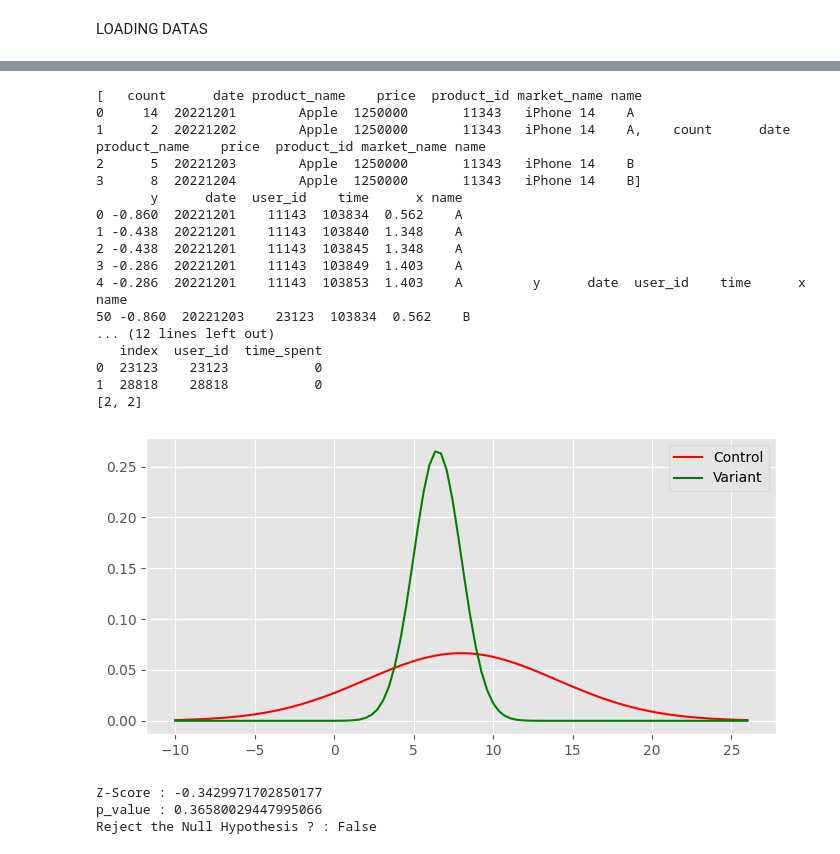
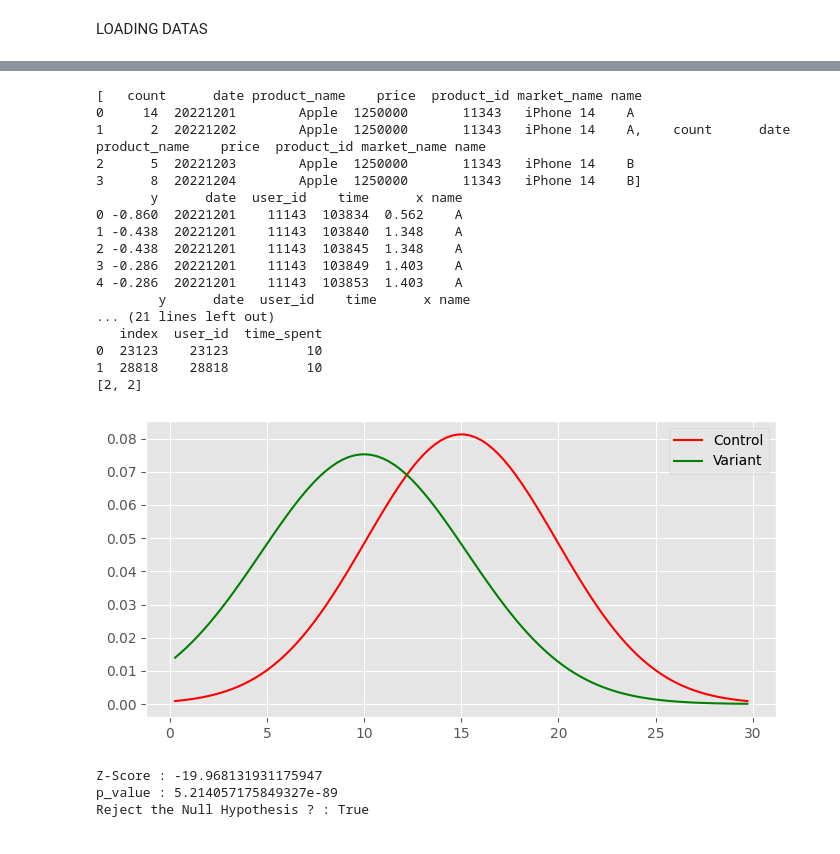
Before and after one commit to oss0430/indoor_foot_traffic_management_for_advertisement, a Jupyter notebook: src/Visualizer.ipynb, the cells around one changed output, grey strips where cells are left out. Cells and saved outputs as stored; diff of their text form; code cells hidden in the pictures.

Commit message:
Testing with Fake Distribution

```diff
--- a/src/Visualizer.ipynb
+++ b/src/Visualizer.ipynb
@@ -17,11 +17,13 @@ control_end   = datetime.datetime(year=2022, month=12, day=3)
 variant_start = datetime.datetime(year=2022, month=12, day=3)
 variant_end   = datetime.datetime(year=2022, month=12, day=5)
 
-control_subject = TestSubject(name="A", tested_from=control_start, tested_till=control_end, item_name="Apple", item_x = 4.2, item_y= -1.3)
-variant_subject = TestSubject(name="B", tested_from=variant_start, tested_till=variant_end, item_name="Apple", item_x = 4.2, item_y= -1.3)
+control_subject = TestSubject(name="A", tested_from=control_start, tested_till=control_end, item_name="Apple", item_x = 1.4, item_y= 0.2)
+variant_subject = TestSubject(name="B", tested_from=variant_start, tested_till=variant_end, item_name="Apple", item_x = 1.4, item_y= 0.2)
 
 print(control_subject.to_string())
 print(variant_subject.to_string())
+
+do_use_fake_distribution = True
 # %% [output]
 A:
 Test Period : 2022/12/01 00:00:00 ~ 2022/12/03 00:00:00
@@ -72,12 +74,12 @@ my_analyzer = Analyzer([control_subject, variant_subject], df_point_of_sale, df_
 1 -0.438  20221201    11143  103840  1.348    A
 2 -0.438  20221201    11143  103845  1.348    A
 3 -0.286  20221201    11143  103849  1.403    A
-4 -0.286  20221201    11143  103853  1.403    A         y      date  user_id    time      x name
-50 -0.860  20221203    23123  103834  0.562    B
-... (12 lines left out)
+4 -0.286  20221201    11143  103853  1.403    A
+        y      date  user_id    time      x name
+... (21 lines left out)
    index  user_id  time_spent
-0  23123    23123           0
-1  28818    28818           0
+0  23123    23123          10
+1  28818    28818          10
 [2, 2]
 # %%
 def show_distribution(
@@ -112,14 +114,40 @@ def show_distribution(
     return
 # %%
 sale_distribution, z_score, p_value = my_analyzer.sale_analysis()
+
+if do_use_fake_distribution:
+    sale_distribution = [
+        {
+            "n" : 711,
+            "mean" : 15,
+            "var"  : 24.0931
+        },
+        {
+            "n" : 975,
+            "mean" : 10,
+            "var"  : 28.0931
+        }
+    ]
+
+    z_score = my_analyzer._z_score_two_distribution(
+        n_control= sale_distribution[0]['n'],
+        n_variant= sale_distribution[1]['n'],
+        mean_control= sale_distribution[0]['mean'],
+        mean_variant= sale_distribution[1]['mean'],
+        var_control = sale_distribution[0]['var'],
+        var_variant = sale_distribution[1]['var']
+    )
+
+    p_value = my_analyzer.p_value_from_z(z_score)
+
 show_distribution(sale_distribution)
 
 print(f"Z-Score : {z_score}\np_value : {p_value}")
 print(f"Reject the Null Hypothesis ? : {my_analyzer.do_reject_null_hypothesis(p_value)}")
 # %% [output]
-[figure, old version]
+[figure, new version]
-Z-Score : -0.3429971702850177
-p_value : 0.36580029447995066
-Reject the Null Hypothesis ? : False
+Z-Score : -19.968131931175947
+p_value : 5.214057175849327e-89
+Reject the Null Hypothesis ? : True
 # %%
 time_spent_distribution, z_score, p_value = my_analyzer.time_spent_analysis()
```
Also changed, not shown: parts of 4 cells of this notebook, 2 other files.
